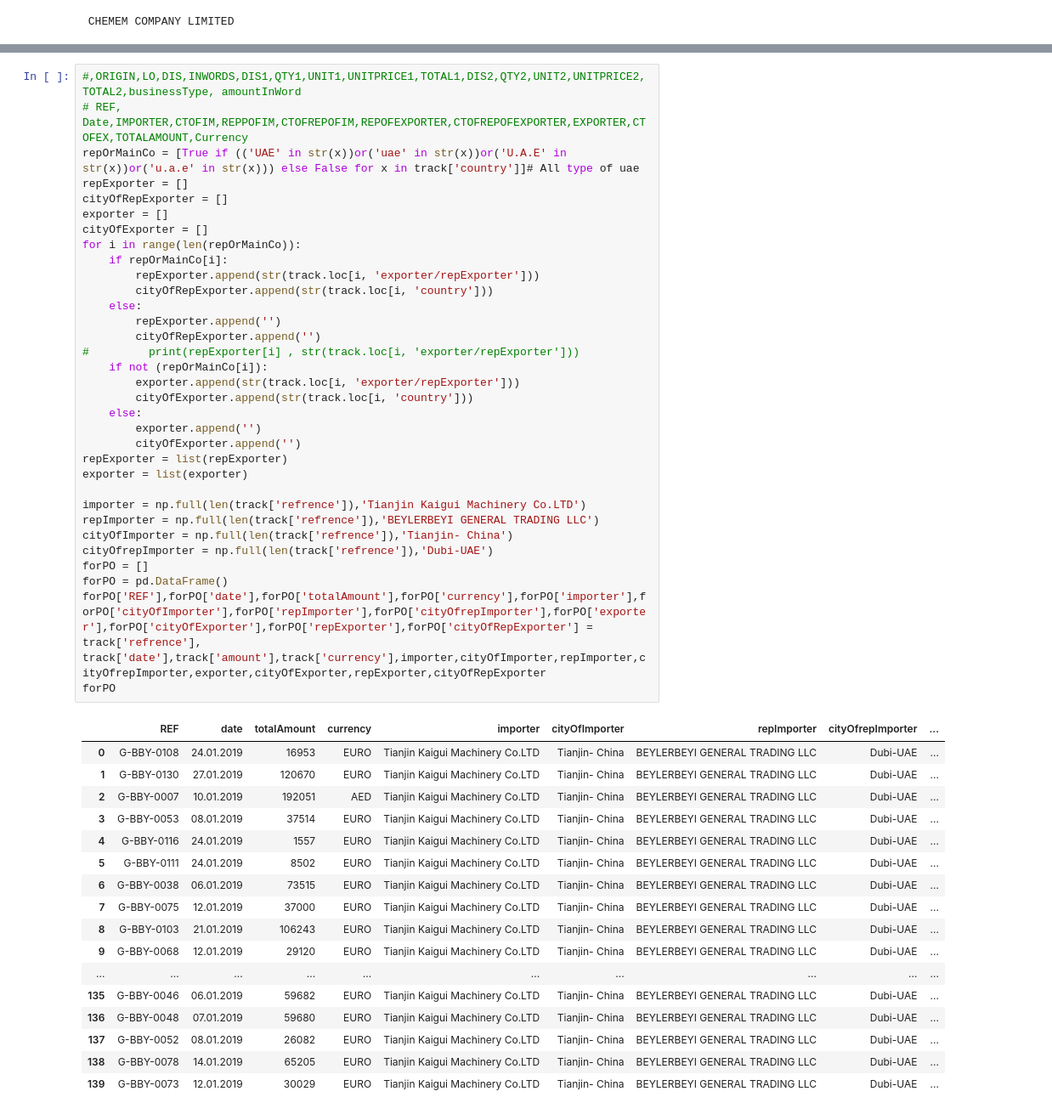
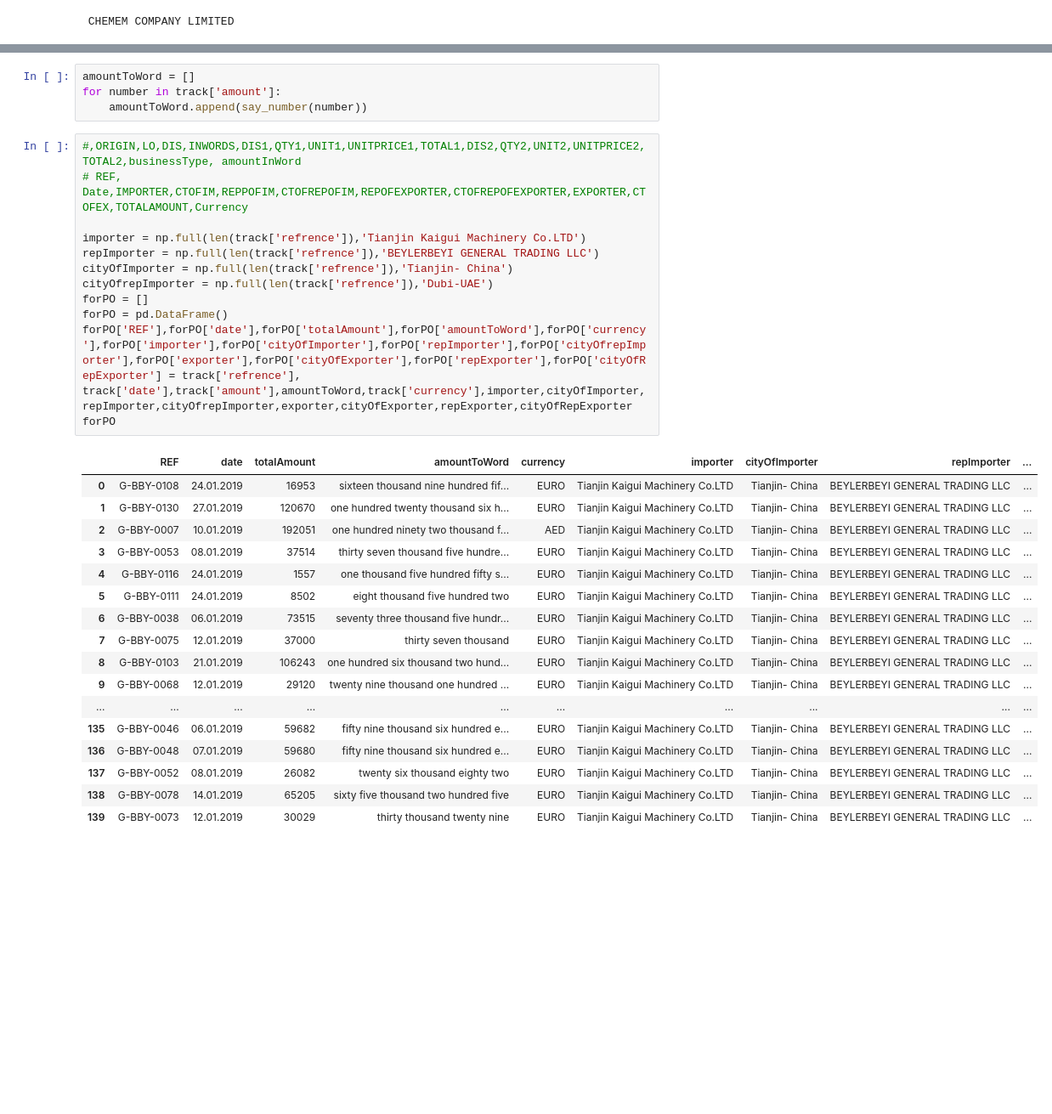
Before and after one commit to aminkhod/Abacas-transaction, a Jupyter notebook: trancript.ipynb, the cells around one changed output, grey strips where cells are left out. Shown at 85% size. Cells and saved outputs as stored; diff of their text form; blank space fills up the shorter version.

```diff
--- a/trancript.ipynb
+++ b/trancript.ipynb
@@ -141,51 +217,34 @@ print(track.loc[1, 'exporter/repExporter'])
+# %%
+amountToWord = []
+for number in track['amount']:
+    amountToWord.append(say_number(number))
 # %%
 #,ORIGIN,LO,DIS,INWORDS,DIS1,QTY1,UNIT1,UNITPRICE1,TOTAL1,DIS2,QTY2,UNIT2,UNITPRICE2,TOTAL2,businessType, amountInWord
 # REF, Date,IMPORTER,CTOFIM,REPPOFIM,CTOFREPOFIM,REPOFEXPORTER,CTOFREPOFEXPORTER,EXPORTER,CTOFEX,TOTALAMOUNT,Currency
-repOrMainCo = [True if (('UAE' in str(x))or('uae' in str(x))or('U.A.E' in str(x))or('u.a.e' in str(x))) else False for x in track['country']]# All type of uae
-repExporter = []
-cityOfRepExporter = []
-exporter = []
-cityOfExporter = []
-for i in range(len(repOrMainCo)):
-    if repOrMainCo[i]:
-        repExporter.append(str(track.loc[i, 'exporter/repExporter']))
-        cityOfRepExporter.append(str(track.loc[i, 'country']))
-    else:
-        repExporter.append('')
-        cityOfRepExporter.append('')
-#         print(repExporter[i] , str(track.loc[i, 'exporter/repExporter']))
-    if not (repOrMainCo[i]):
-        exporter.append(str(track.loc[i, 'exporter/repExporter']))
-        cityOfExporter.append(str(track.loc[i, 'country']))
-    else:
-        exporter.append('')
-        cityOfExporter.append('')
-repExporter = list(repExporter)
-exporter = list(exporter)
 
 importer = np.full(len(track['refrence']),'Tianjin Kaigui Machinery Co.LTD')
 repImporter = np.full(len(track['refrence']),'BEYLERBEYI GENERAL TRADING LLC')
 cityOfImporter = np.full(len(track['refrence']),'Tianjin- China')
 cityOfrepImporter = np.full(len(track['refrence']),'Dubi-UAE')
 forPO = []
 forPO = pd.DataFrame()
-forPO['REF'],forPO['date'],forPO['totalAmount'],forPO['currency'],forPO['importer'],forPO['cityOfImporter'],forPO['repImporter'],forPO['cityOfrepImporter'],forPO['exporter'],forPO['cityOfExporter'],forPO['repExporter'],forPO['cityOfRepExporter'] = track['refrence'], track['date'],track['amount'],track['currency'],importer,cityOfImporter,repImporter,cityOfrepImporter,exporter,cityOfExporter,repExporter,cityOfRepExporter
+forPO['REF'],forPO['date'],forPO['totalAmount'],forPO['amountToWord'],forPO['currency'],forPO['importer'],forPO['cityOfImporter'],forPO['repImporter'],forPO['cityOfrepImporter'],forPO['exporter'],forPO['cityOfExporter'],forPO['repExporter'],forPO['cityOfRepExporter'] = track['refrence'], track['date'],track['amount'],amountToWord,track['currency'],importer,cityOfImporter,repImporter,cityOfrepImporter,exporter,cityOfExporter,repExporter,cityOfRepExporter
 forPO
 # %% [output]
-|  | REF | date | totalAmount | currency | importer | cityOfImporter | repImporter | cityOfrepImporter | ... |
-| 0 | G-BBY-0108 | 24.01.2019 | 16953 | EURO | Tianjin Kaigui Machinery Co.LTD | Tianjin- China | BEYLERBEYI GENERAL TRADING LLC | Dubi-UAE | ... |
-| 1 | G-BBY-0130 | 27.01.2019 | 120670 | EURO | Tianjin Kaigui Machinery Co.LTD | Tianjin- China | BEYLERBEYI GENERAL TRADING LLC | Dubi-UAE | ... |
-| 2 | G-BBY-0007 | 10.01.2019 | 192051 | AED | Tianjin Kaigui Machinery Co.LTD | Tianjin- China | BEYLERBEYI GENERAL TRADING LLC | Dubi-UAE | ... |
-| 3 | G-BBY-0053 | 08.01.2019 | 37514 | EURO | Tianjin Kaigui Machinery Co.LTD | Tianjin- China | BEYLERBEYI GENERAL TRADING LLC | Dubi-UAE | ... |
-| 4 | G-BBY-0116 | 24.01.2019 | 1557 | EURO | Tianjin Kaigui Machinery Co.LTD | Tianjin- China | BEYLERBEYI GENERAL TRADING LLC | Dubi-UAE | ... |
-| 5 | G-BBY-0111 | 24.01.2019 | 8502 | EURO | Tianjin Kaigui Machinery Co.LTD | Tianjin- China | BEYLERBEYI GENERAL TRADING LLC | Dubi-UAE | ... |
-| 6 | G-BBY-0038 | 06.01.2019 | 73515 | EURO | Tianjin Kaigui Machinery Co.LTD | Tianjin- China | BEYLERBEYI GENERAL TRADING LLC | Dubi-UAE | ... |
-| 7 | G-BBY-0075 | 12.01.2019 | 37000 | EURO | Tianjin Kaigui Machinery Co.LTD | Tianjin- China | BEYLERBEYI GENERAL TRADING LLC | Dubi-UAE | ... |
-| 8 | G-BBY-0103 | 21.01.2019 | 106243 | EURO | Tianjin Kaigui Machinery Co.LTD | Tianjin- China | BEYLERBEYI GENERAL TRADING LLC | Dubi-UAE | ... |
-| 9 | G-BBY-0068 | 12.01.2019 | 29120 | EURO | Tianjin Kaigui Machinery Co.LTD | Tianjin- China | BEYLERBEYI GENERAL TRADING LLC | Dubi-UAE | ... |
+|  | REF | date | totalAmount | amountToWord | currency | importer | cityOfImporter | repImporter | ... |
+| 0 | G-BBY-0108 | 24.01.2019 | 16953 | sixteen thousand nine hundred fif... | EURO | Tianjin Kaigui Machinery Co.LTD | Tianjin- China | BEYLERBEYI GENERAL TRADING LLC | ... |
+| 1 | G-BBY-0130 | 27.01.2019 | 120670 | one hundred twenty thousand six h... | EURO | Tianjin Kaigui Machinery Co.LTD | Tianjin- China | BEYLERBEYI GENERAL TRADING LLC | ... |
+| 2 | G-BBY-0007 | 10.01.2019 | 192051 | one hundred ninety two thousand f... | AED | Tianjin Kaigui Machinery Co.LTD | Tianjin- China | BEYLERBEYI GENERAL TRADING LLC | ... |
+| 3 | G-BBY-0053 | 08.01.2019 | 37514 | thirty seven thousand five hundre... | EURO | Tianjin Kaigui Machinery Co.LTD | Tianjin- China | BEYLERBEYI GENERAL TRADING LLC | ... |
+| 4 | G-BBY-0116 | 24.01.2019 | 1557 | one thousand five hundred fifty s... | EURO | Tianjin Kaigui Machinery Co.LTD | Tianjin- China | BEYLERBEYI GENERAL TRADING LLC | ... |
+| 5 | G-BBY-0111 | 24.01.2019 | 8502 | eight thousand five hundred two | EURO | Tianjin Kaigui Machinery Co.LTD | Tianjin- China | BEYLERBEYI GENERAL TRADING LLC | ... |
+| 6 | G-BBY-0038 | 06.01.2019 | 73515 | seventy three thousand five hundr... | EURO | Tianjin Kaigui Machinery Co.LTD | Tianjin- China | BEYLERBEYI GENERAL TRADING LLC | ... |
+| 7 | G-BBY-0075 | 12.01.2019 | 37000 | thirty seven thousand | EURO | Tianjin Kaigui Machinery Co.LTD | Tianjin- China | BEYLERBEYI GENERAL TRADING LLC | ... |
+| 8 | G-BBY-0103 | 21.01.2019 | 106243 | one hundred six thousand two hund... | EURO | Tianjin Kaigui Machinery Co.LTD | Tianjin- China | BEYLERBEYI GENERAL TRADING LLC | ... |
+| 9 | G-BBY-0068 | 12.01.2019 | 29120 | twenty nine thousand one hundred ... | EURO | Tianjin Kaigui Machinery Co.LTD | Tianjin- China | BEYLERBEYI GENERAL TRADING LLC | ... |
 | ... | ... | ... | ... | ... | ... | ... | ... | ... | ... |
-| 135 | G-BBY-0046 | 06.01.2019 | 59682 | EURO | Tianjin Kaigui Machinery Co.LTD | Tianjin- China | BEYLERBEYI GENERAL TRADING LLC | Dubi-UAE | ... |
-| 136 | G-BBY-0048 | 07.01.2019 | 59680 | EURO | Tianjin Kaigui Machinery Co.LTD | Tianjin- China | BEYLERBEYI GENERAL TRADING LLC | Dubi-UAE | ... |
-| 137 | G-BBY-0052 | 08.01.2019 | 26082 | EURO | Tianjin Kaigui Machinery Co.LTD | Tianjin- China | BEYLERBEYI GENERAL TRADING LLC | Dubi-UAE | ... |
-| 138 | G-BBY-0078 | 14.01.2019 | 65205 | EURO | Tianjin Kaigui Machinery Co.LTD | Tianjin- China | BEYLERBEYI GENERAL TRADING LLC | Dubi-UAE | ... |
-| 139 | G-BBY-0073 | 12.01.2019 | 30029 | EURO | Tianjin Kaigui Machinery Co.LTD | Tianjin- China | BEYLERBEYI GENERAL TRADING LLC | Dubi-UAE | ... |
+| 135 | G-BBY-0046 | 06.01.2019 | 59682 | fifty nine thousand six hundred e... | EURO | Tianjin Kaigui Machinery Co.LTD | Tianjin- China | BEYLERBEYI GENERAL TRADING LLC | ... |
+| 136 | G-BBY-0048 | 07.01.2019 | 59680 | fifty nine thousand six hundred e... | EURO | Tianjin Kaigui Machinery Co.LTD | Tianjin- China | BEYLERBEYI GENERAL TRADING LLC | ... |
+| 137 | G-BBY-0052 | 08.01.2019 | 26082 | twenty six thousand eighty two | EURO | Tianjin Kaigui Machinery Co.LTD | Tianjin- China | BEYLERBEYI GENERAL TRADING LLC | ... |
+| 138 | G-BBY-0078 | 14.01.2019 | 65205 | sixty five thousand two hundred five | EURO | Tianjin Kaigui Machinery Co.LTD | Tianjin- China | BEYLERBEYI GENERAL TRADING LLC | ... |
+| 139 | G-BBY-0073 | 12.01.2019 | 30029 | thirty thousand twenty nine | EURO | Tianjin Kaigui Machinery Co.LTD | Tianjin- China | BEYLERBEYI GENERAL TRADING LLC | ... |
```
Also changed, not shown: parts of 15 cells of this notebook, 5 other files.
